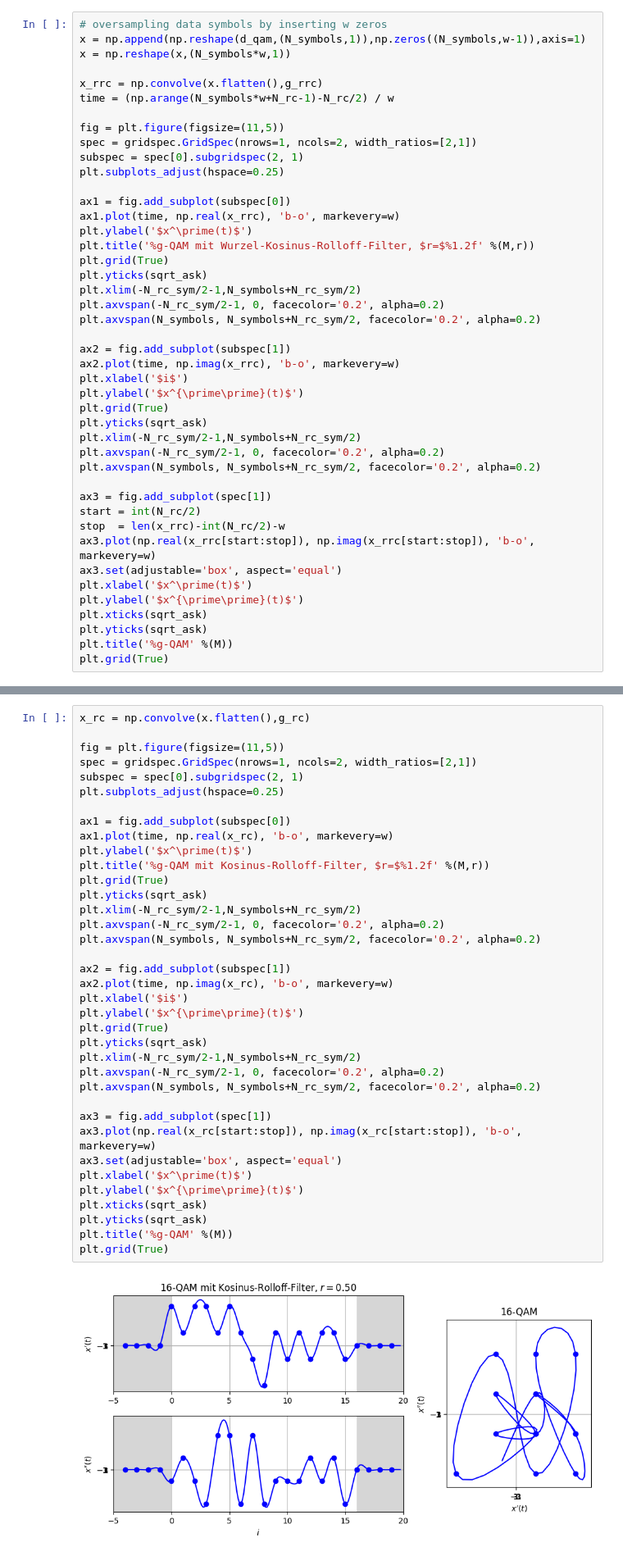
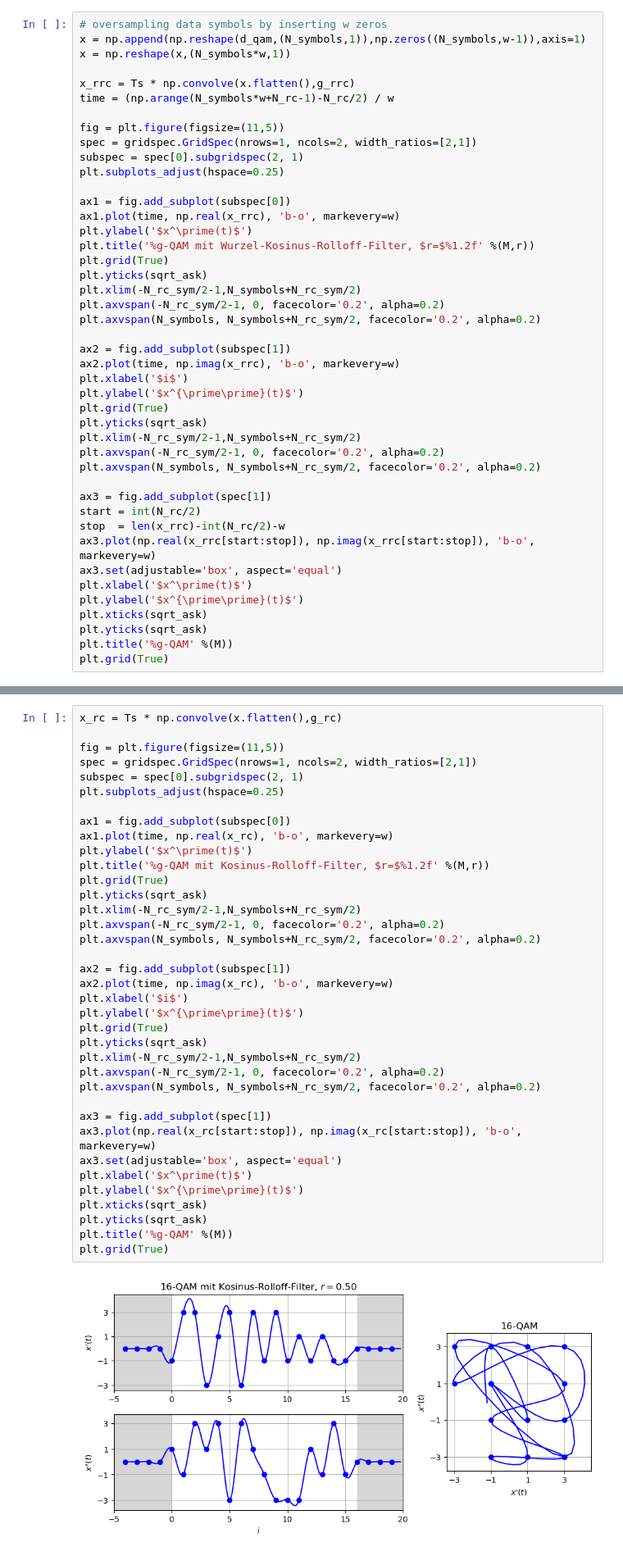
Before and after one commit to VK-NT2024/Nachrichtentechnik-Lecture, a Jupyter notebook: Part3-SignalsSystems/NT-DigModQAM.ipynb, the cells around one changed output, grey strips where cells are left out. Shown: that part at 82% size. Drawn from its saved outputs; the diff is of its cells as text.

```diff
--- a/Part3-SignalsSystems/NT-DigModQAM.ipynb
+++ b/Part3-SignalsSystems/NT-DigModQAM.ipynb
@@ -162,7 +162,7 @@ plt.legend()
 x = np.append(np.reshape(d_qam,(N_symbols,1)),np.zeros((N_symbols,w-1)),axis=1)
 x = np.reshape(x,(N_symbols*w,1))
 
-x_rrc = np.convolve(x.flatten(),g_rrc)
+x_rrc = Ts * np.convolve(x.flatten(),g_rrc)
 time = (np.arange(N_symbols*w+N_rc-1)-N_rc/2) / w
 
 fig = plt.figure(figsize=(11,5))
@@ -206,7 +206,7 @@ plt.grid(True)
 # %% [markdown]
 In den beiden obigen linken Bildern sind exemplarische Verläufe für den Real- und den Imaginärteil von $x(t)$ dargestellt, wobei die Marker die idealen Abtastzeitpunkte markieren. Man erkennt, dass an den idealen Abtastzeitpunkten für das Wurzel-Kosinus-Rolloff-Filter nicht exakt die gewünschten Symbolwerte $\{ \pm 3, \pm 1\}$ auftreten, sondern leicht größere oder kleinere Werte. Dies liegt an den Intersymbolinterferenzen, da das Wurzel-Kosinus-Rolloff-Filter nicht die erste Nyquist-Bedingung erfüllt. Die Ein- und Ausschwingvorgänge am Anfang ($t<0$) und Ende ($t>16T_S$)des Signalverlaufs sind grau unterlegt und zu vernachlässigen. Im rechten Diagramm ist die Ortskurve dargestellt. Die Intersymbolinterferenzen sind daran zu erkennen, dass die Symbole (ideale Abtastzeitpunkte) nicht exakt auf den 16-QAM-Symbolen liegen.
 # %%
-x_rc = np.convolve(x.flatten(),g_rc)
+x_rc = Ts * np.convolve(x.flatten(),g_rc)
 
 fig = plt.figure(figsize=(11,5))
 spec = gridspec.GridSpec(nrows=1, ncols=2, width_ratios=[2,1])
@@ -216,34 +216,34 @@ plt.subplots_adjust(hspace=0.25)
 ax1 = fig.add_subplot(subspec[0])
 ax1.plot(time, np.real(x_rc), 'b-o', markevery=w)
 plt.ylabel('$x^\prime(t)$')
 plt.title('%g-QAM mit Kosinus-Rolloff-Filter, $r=$%1.2f' %(M,r))
 plt.grid(True)
 plt.yticks(sqrt_ask)
 plt.xlim(-N_rc_sym/2-1,N_symbols+N_rc_sym/2)
 plt.axvspan(-N_rc_sym/2-1, 0, facecolor='0.2', alpha=0.2)
 plt.axvspan(N_symbols, N_symbols+N_rc_sym/2, facecolor='0.2', alpha=0.2)
 
 ax2 = fig.add_subplot(subspec[1])
 ax2.plot(time, np.imag(x_rc), 'b-o', markevery=w)
 plt.xlabel('$i$')
 plt.ylabel('$x^{\prime\prime}(t)$')
 plt.grid(True)
 plt.yticks(sqrt_ask)
 plt.xlim(-N_rc_sym/2-1,N_symbols+N_rc_sym/2)
 plt.axvspan(-N_rc_sym/2-1, 0, facecolor='0.2', alpha=0.2)
 plt.axvspan(N_symbols, N_symbols+N_rc_sym/2, facecolor='0.2', alpha=0.2)
 
 ax3 = fig.add_subplot(spec[1])
 ax3.plot(np.real(x_rc[start:stop]), np.imag(x_rc[start:stop]), 'b-o', markevery=w)
 ax3.set(adjustable='box', aspect='equal')
 plt.xlabel('$x^\prime(t)$')
 plt.ylabel('$x^{\prime\prime}(t)$')
 plt.xticks(sqrt_ask)
 plt.yticks(sqrt_ask)
 plt.title('%g-QAM' %(M))
 plt.grid(True)
 # %% [output]
-[figure, old version]
+[figure, new version]
 # %% [markdown]
 Demgegenüber zeigen die obigen Bilder, dass bei einem Kosinus-Rolloff-Filter zu den idealen Abtastzeitpunkten die erwarteten Symbolwerte abzulesen sind und die 1. Nyquist-Bedingung erfüllt wird.
 # %% [markdown]
```
Also changed, not shown: parts of 5 cells of this notebook, 1 other file.
